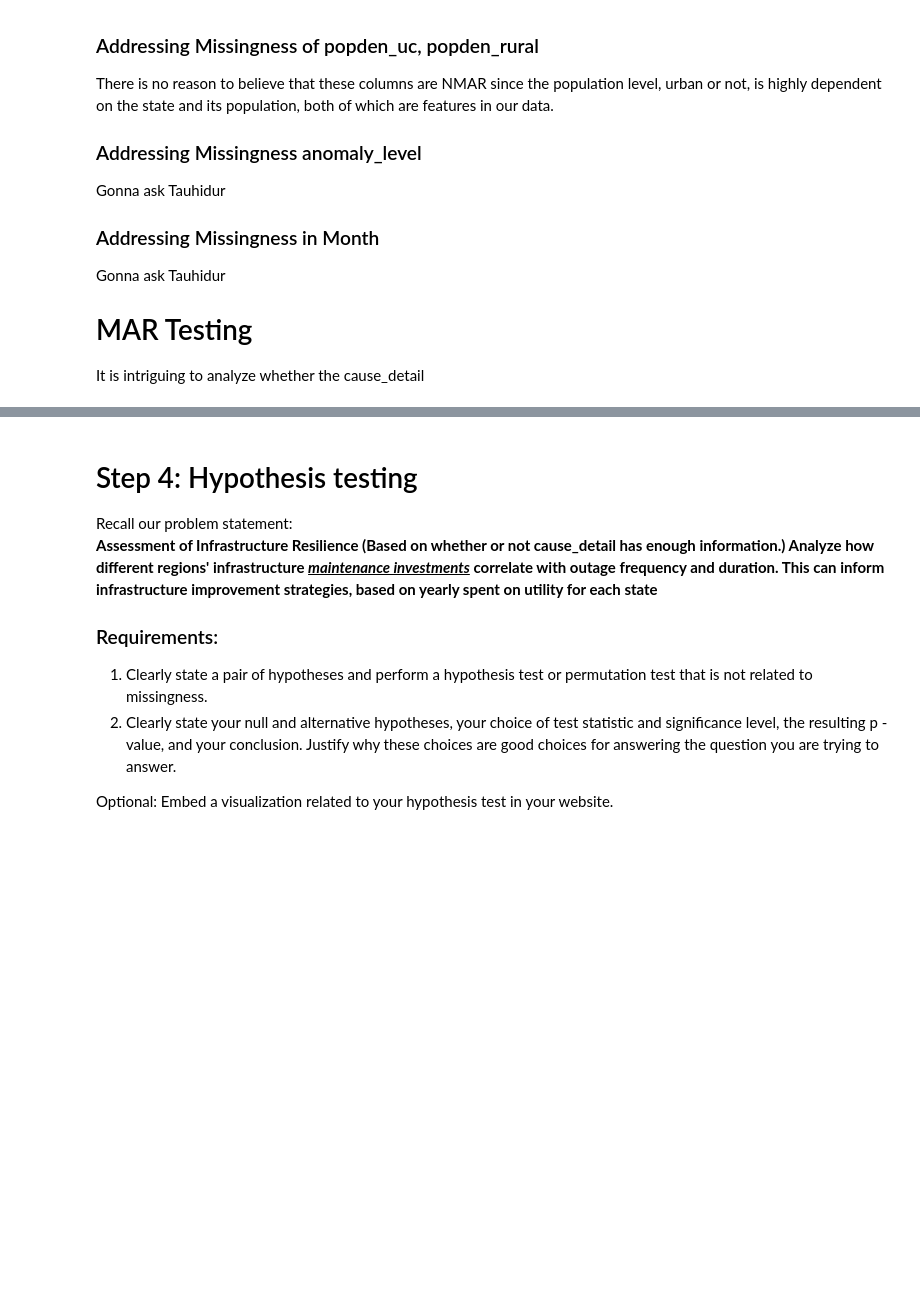
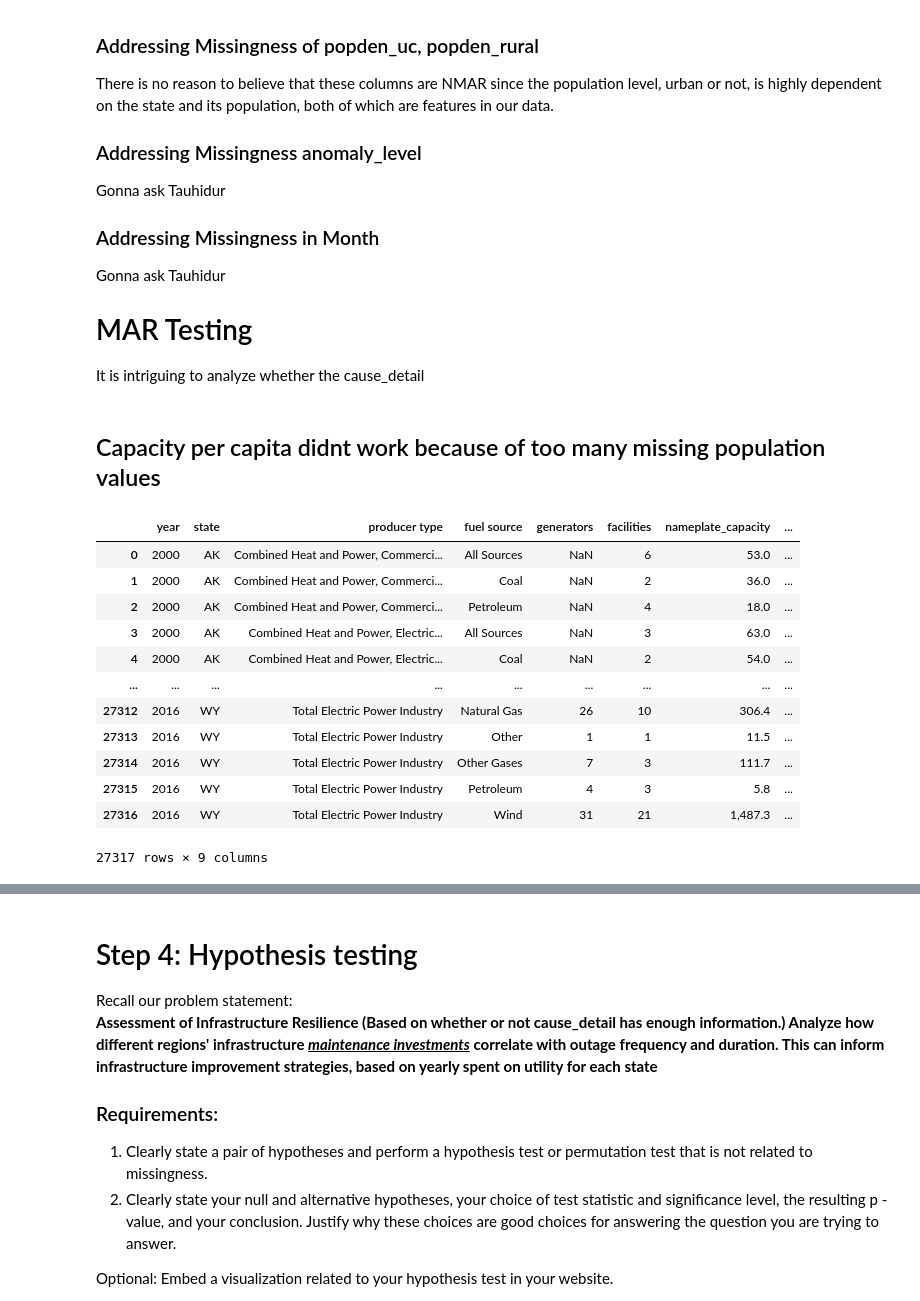
Before and after one commit to rcwoshimao/infrastructure-resilience-analysis, a Jupyter notebook: notebooks/step_1_to_4_cleaned.ipynb, the cells around one changed output, grey strips where cells are left out. Drawn from its saved outputs; the diff is of its cells as text; code cells hidden in the pictures; blank space fills up the shorter version.

```diff
--- a/notebooks/step_1_to_4_cleaned.ipynb
+++ b/notebooks/step_1_to_4_cleaned.ipynb
@@ -660,3 +607,38 @@ Gonna ask Tauhidur
 
 # MAR Testing
 It is intriguing to analyze whether the cause_detail
+# %% [markdown]
+## Capacity per capita didnt work because of too many missing population values
+# %%
+capacity = pd.read_csv('existcapacity_annual.csv', skiprows=1)
+capacity.columns = ['year', 'state', 'producer type', 'fuel source', 'generators', 'facilities', 'nameplate_capacity', 'summer_capacity']
+capacity = capacity[capacity['year'].astype(int) >= 2000]
+capacity = capacity[capacity['year'].astype(int) <= 2016]
+
+pop_df = outage[['state', 'year', 'population']].drop_duplicates()
+capacity['year'] = capacity['year'].astype('str')
+capacity = capacity.merge(pop_df, on=['state', 'year'], how='left')
+
+# capacity['nameplate_capacity'] = capacity['nameplate_capacity'].str.replace(',', '')
+
+# capacity['summer_capacity'] = capacity['summer_capacity'].str.replace(',', '')
+# capacity['capacity_per_capita'] = capacity['nameplate_capacity'].astype(float) / capacity['population'].astype(float)
+
+# capacity = capacity[['year', 'state', 'capacity_per_capita']]
+
+# capacity = capacity.reset_index().drop(columns=['index'])
+capacity
+# %% [output]
+|  | year | state | producer type | fuel source | generators | facilities | nameplate_capacity | ... |
+| 0 | 2000 | AK | Combined Heat and Power, Commerci... | All Sources | NaN | 6 | 53.0 | ... |
+| 1 | 2000 | AK | Combined Heat and Power, Commerci... | Coal | NaN | 2 | 36.0 | ... |
+| 2 | 2000 | AK | Combined Heat and Power, Commerci... | Petroleum | NaN | 4 | 18.0 | ... |
+| 3 | 2000 | AK | Combined Heat and Power, Electric... | All Sources | NaN | 3 | 63.0 | ... |
+| 4 | 2000 | AK | Combined Heat and Power, Electric... | Coal | NaN | 2 | 54.0 | ... |
+| ... | ... | ... | ... | ... | ... | ... | ... | ... |
+| 27312 | 2016 | WY | Total Electric Power Industry | Natural Gas | 26 | 10 | 306.4 | ... |
+| 27313 | 2016 | WY | Total Electric Power Industry | Other | 1 | 1 | 11.5 | ... |
+| 27314 | 2016 | WY | Total Electric Power Industry | Other Gases | 7 | 3 | 111.7 | ... |
+| 27315 | 2016 | WY | Total Electric Power Industry | Petroleum | 4 | 3 | 5.8 | ... |
+| 27316 | 2016 | WY | Total Electric Power Industry | Wind | 31 | 21 | 1,487.3 | ... |
+27317 rows × 9 columns
```
Also changed, not shown: parts of 35 cells of this notebook, 9 other files.
